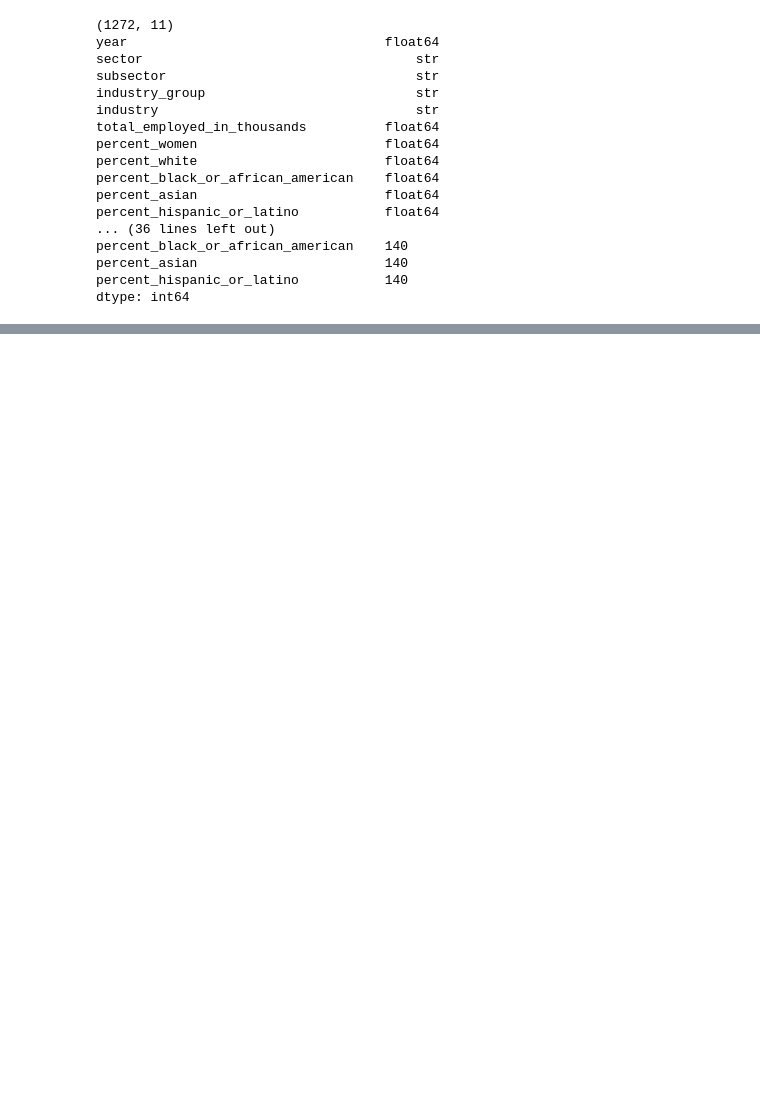
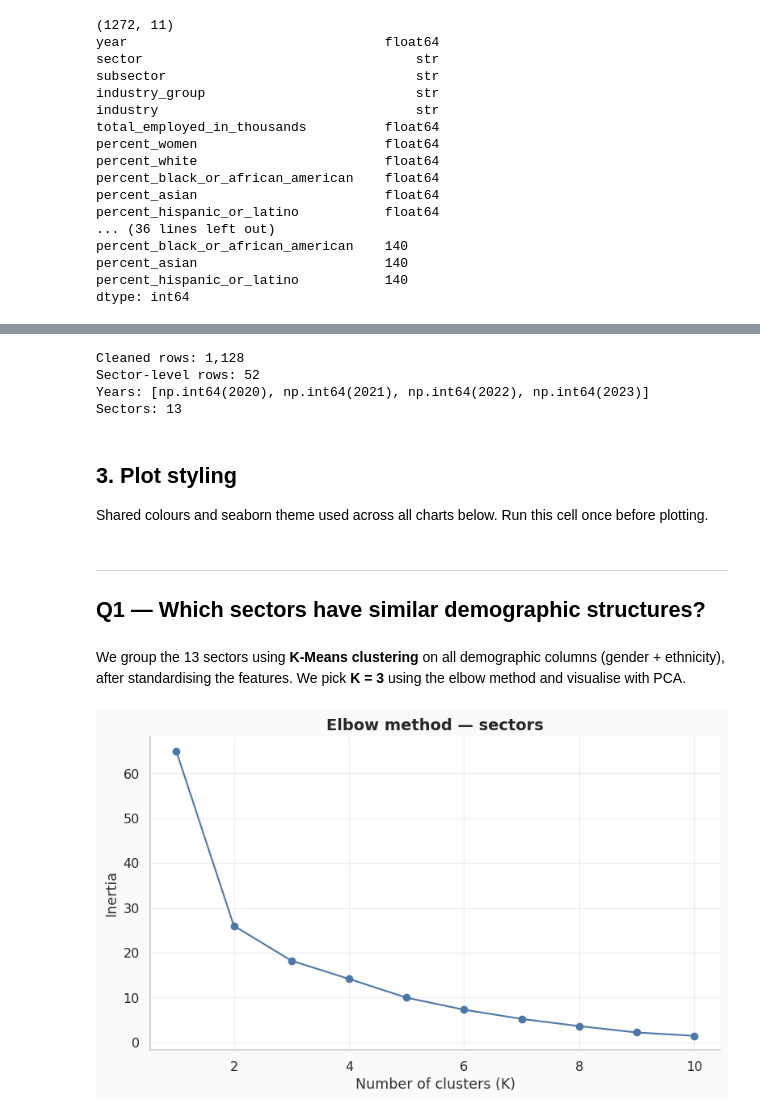
Before and after one commit to BoredMongoose/strata-clustering, a Jupyter notebook: notebooks/01_load.ipynb, the cells around one changed output, grey strips where cells are left out. Drawn from its saved outputs; the diff is of its cells as text; code cells hidden in the pictures; blank space fills up the shorter version.

Commit message:
feat: complete diversity and clustering analysis assignment

```diff
--- a/notebooks/01_load.ipynb
+++ b/notebooks/01_load.ipynb
@@ -175,0 +50,32 @@ np.float64(0.4205146406388643)
+# %%
+df = df.dropna(subset=['year'])
+df['year'] = df['year'].astype(int)
+df = df[df['sector'] != 'Total, 16 years and over']
+
+pct_cols = [
+    'percent_women', 'percent_white', 'percent_black_or_african_american',
+    'percent_asian', 'percent_hispanic_or_latino',
+]
+for col in pct_cols:
+    mask = df[col] > 1
+    df.loc[mask, col] = df.loc[mask, col] / 100
+
+df = df[df['percent_asian'] <= 1.0]
+
+df_sector = df[
+    df['subsector'].isna() & df['industry_group'].isna() & df['industry'].isna()
+]
+
+print(f'Cleaned rows: {len(df):,}')
+print(f'Sector-level rows: {len(df_sector):,}')
+print(f'Years: {sorted(df["year"].unique())}')
+print(f'Sectors: {df_sector["sector"].nunique()}')
+# %% [output]
+Cleaned rows: 1,128
+Sector-level rows: 52
+Years: [np.int64(2020), np.int64(2021), np.int64(2022), np.int64(2023)]
+Sectors: 13
+# %% [markdown]
+## 3. Plot styling
+
+Shared colours and seaborn theme used across all charts below. Run this cell once before plotting.
@@ -175,0 +127,31 @@ np.float64(0.4205146406388643)
+# %% [markdown]
+---
+
+## Q1 — Which sectors have similar demographic structures?
+# %% [markdown]
+We group the 13 sectors using **K-Means clustering** on all demographic columns (gender + ethnicity), after standardising the features. We pick **K = 3** using the elbow method and visualise with PCA.
+# %%
+from sklearn.cluster import KMeans
+from sklearn.decomposition import PCA
+from sklearn.preprocessing import StandardScaler
+
+df_sec = df_sector.groupby('sector')[all_demo_cols].mean()
+scaler = StandardScaler()
+X_sec = scaler.fit_transform(df_sec)
+
+inertia = []
+for k in range(1, 11):
+    km = KMeans(n_clusters=k, random_state=42, n_init=10)
+    km.fit(X_sec)
+    inertia.append(km.inertia_)
+
+fig, ax = plt.subplots(figsize=(8, 5))
+ax.plot(range(1, 11), inertia, marker='o', color=PALETTE['white'])
+ax.set_xlabel('Number of clusters (K)')
+ax.set_ylabel('Inertia')
+ax.set_title('Elbow method — sectors')
+style_ax(ax)
+plt.tight_layout()
+plt.show()
+# %% [output]
+[figure, added]
```
Also changed, not shown: parts of 41 cells of this notebook.
